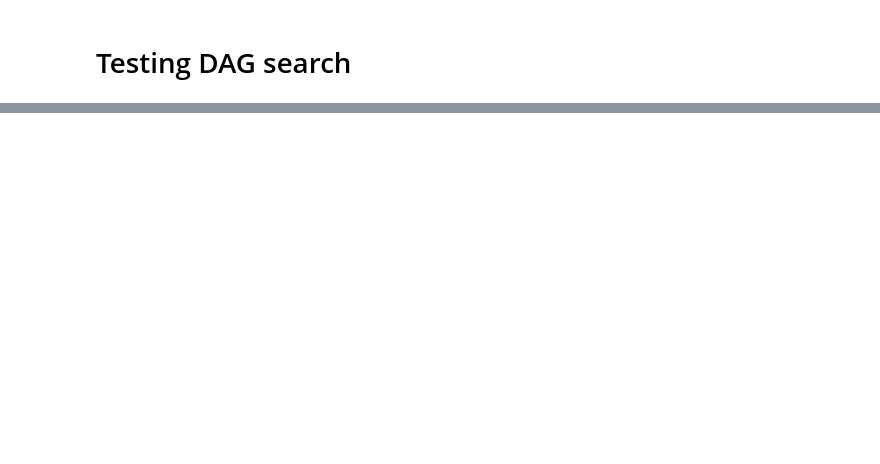
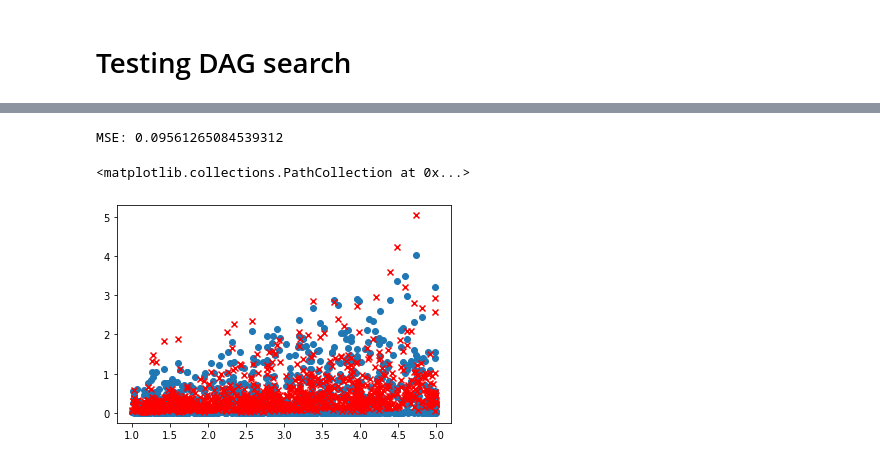
Before and after one commit to kahlmeyer94/DAG_search, a Jupyter notebook: test.ipynb, the cells around one changed output, grey strips where cells are left out. Cells and saved outputs as stored; diff of their text form; code cells hidden in the pictures; blank space fills up the shorter version.

```diff
--- a/test.ipynb
+++ b/test.ipynb
@@ -24,0 +22,10 @@ loss_fkt = dag_search.MSE_loss_fkt(y)
+# %%
+ds_name = 'Nguyen'
+load_path = f'datasets/{ds_name}/tasks.p'
+
+with open(load_path, 'rb') as handle:
+    task_dict = pickle.load(handle)
+problems = list(task_dict.keys())
+problem = problems[0]
+
+X, y, exprs_true = task_dict[problem]['X'], task_dict[problem]['y'], task_dict[problem]['expr']
@@ -100,0 +90,10 @@ graph.node_dict, consts, loss
+# %%
+ds_name = 'Feynman' # Strogatz, Feynman, Nguyen
+mode = 'exhaustive' # exhaustive, sampling
+
+with open(f'datasets/{ds_name}/{mode}_results.p', 'rb') as handle:
+    results_dict = pickle.load(handle)
+
+load_path = f'datasets/{ds_name}/tasks.p'
+with open(load_path, 'rb') as handle:
+    task_dict = pickle.load(handle)
@@ -100,0 +193,18 @@ graph.node_dict, consts, loss
+# %%
+problem = 'I.40.1'
+
+idx = 0
+X, y, expr_true = task_dict[problem]['X'], task_dict[problem]['y'], task_dict[problem]['expr']
+graph = results_dict[problem]['graphs'][idx]
+consts = results_dict[problem]['consts'][idx]
+# %%
+pred = graph.evaluate(X, c = consts)
+mse = np.mean((pred[:, 0] - y[:, idx])**2)
+print(f'MSE: {mse}')
+
+plt.scatter(X[:, 0], y[:, idx])
+plt.scatter(X[:, 0], pred[:, 0], marker = 'x', color = 'red')
+# %% [output]
+MSE: 0.09561265084539312
+<matplotlib.collections.PathCollection at 0x...>
+[figure, added]
```
Also changed, not shown: parts of 19 cells of this notebook, 12 other files.
